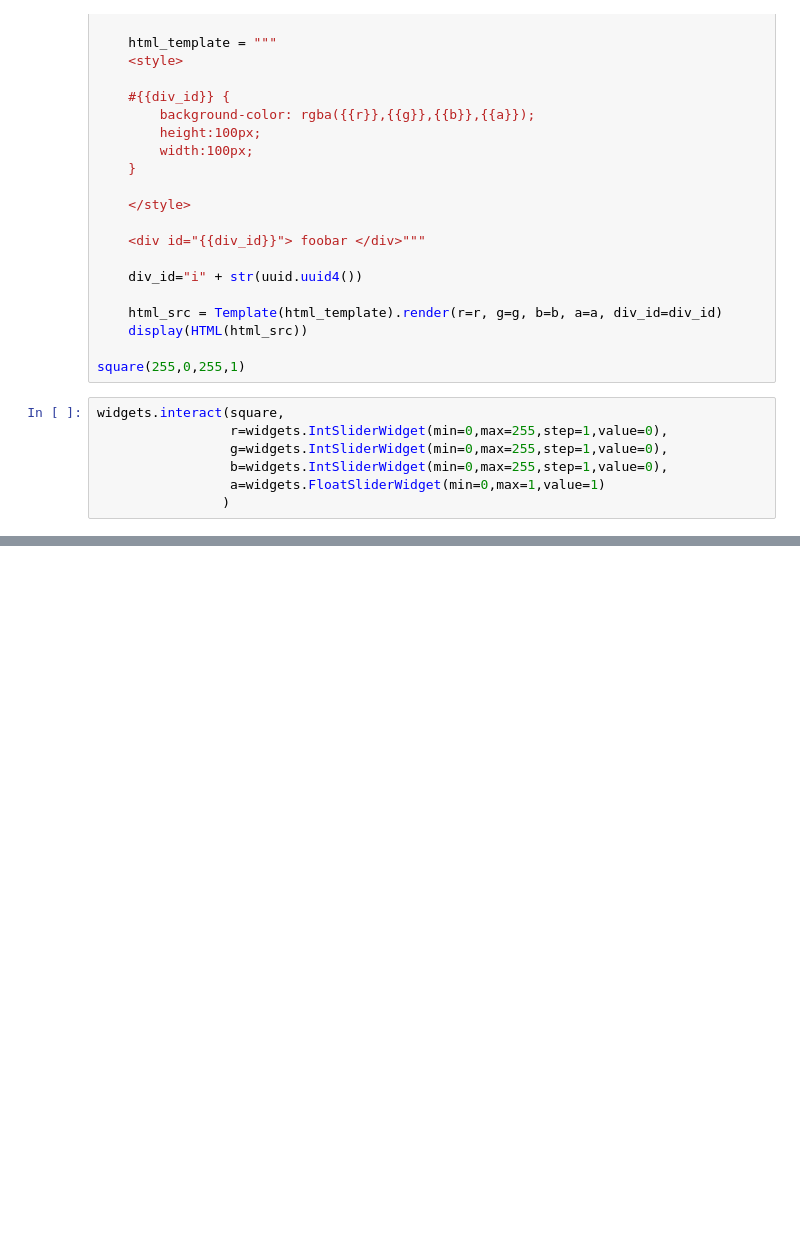
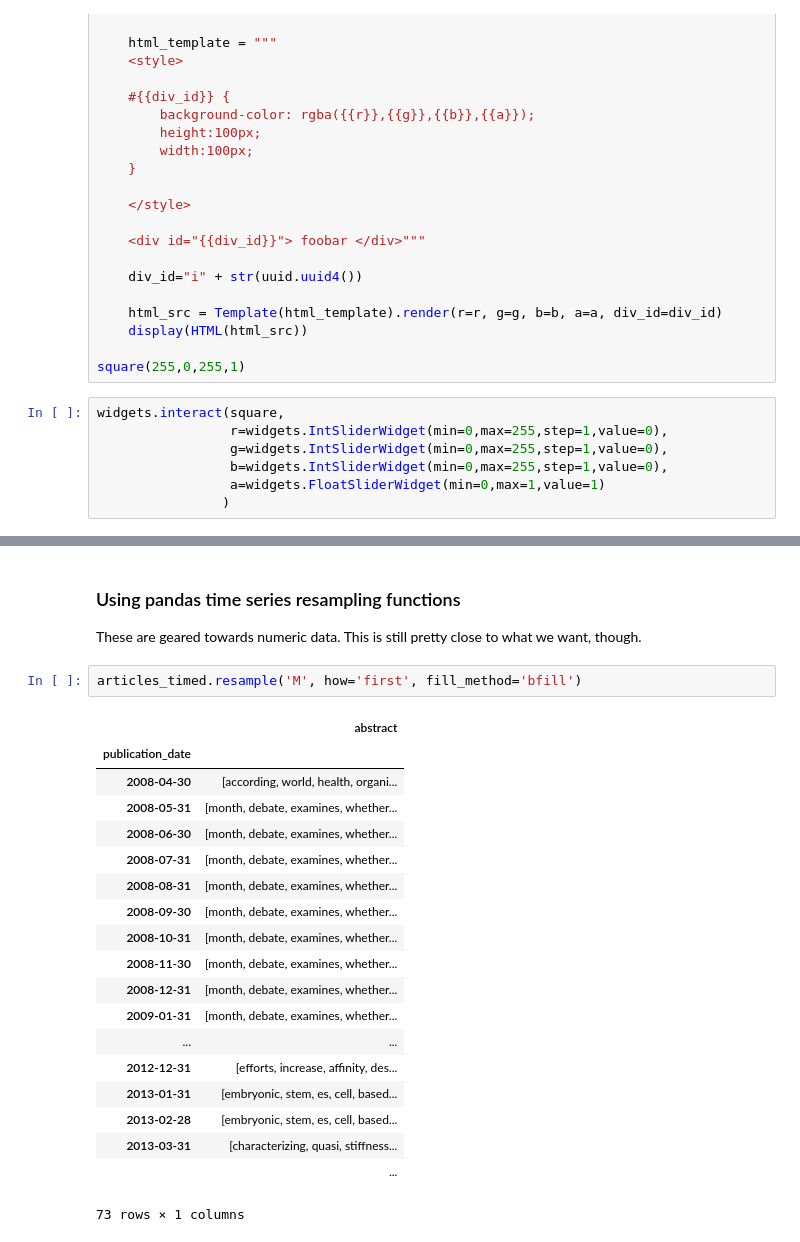
Before and after one commit to cmgerber/PLOS_Cloud_Explorer, a Jupyter notebook: ipython_notebooks/time_slider_attempt.ipynb, the cells around one changed output, grey strips where cells are left out. Drawn from its saved outputs; the diff is of its cells as text; blank space fills up the shorter version.

Commit message:
started working on time slider

```diff
--- a/ipython_notebooks/time_slider_attempt.ipynb
+++ b/ipython_notebooks/time_slider_attempt.ipynb
@@ -37,0 +105,26 @@ widgets.interact(square,
+# %% [markdown]
+### Using pandas time series resampling functions
+
+These are geared towards numeric data. This is still pretty close to what we want, though.
+# %%
+articles_timed.resample('M', how='first', fill_method='bfill')
+# %% [output]
+|  | abstract |
+| publication_date |  |
+| 2008-04-30 | [according, world, health, organi... |
+| 2008-05-31 | [month, debate, examines, whether... |
+| 2008-06-30 | [month, debate, examines, whether... |
+| 2008-07-31 | [month, debate, examines, whether... |
+| 2008-08-31 | [month, debate, examines, whether... |
+| 2008-09-30 | [month, debate, examines, whether... |
+| 2008-10-31 | [month, debate, examines, whether... |
+| 2008-11-30 | [month, debate, examines, whether... |
+| 2008-12-31 | [month, debate, examines, whether... |
+| 2009-01-31 | [month, debate, examines, whether... |
+| ... | ... |
+| 2012-12-31 | [efforts, increase, affinity, des... |
+| 2013-01-31 | [embryonic, stem, es, cell, based... |
+| 2013-02-28 | [embryonic, stem, es, cell, based... |
+| 2013-03-31 | [characterizing, quasi, stiffness... |
+|  | ... |
+73 rows × 1 columns
```
Also changed, not shown: parts of 11 cells of this notebook.
